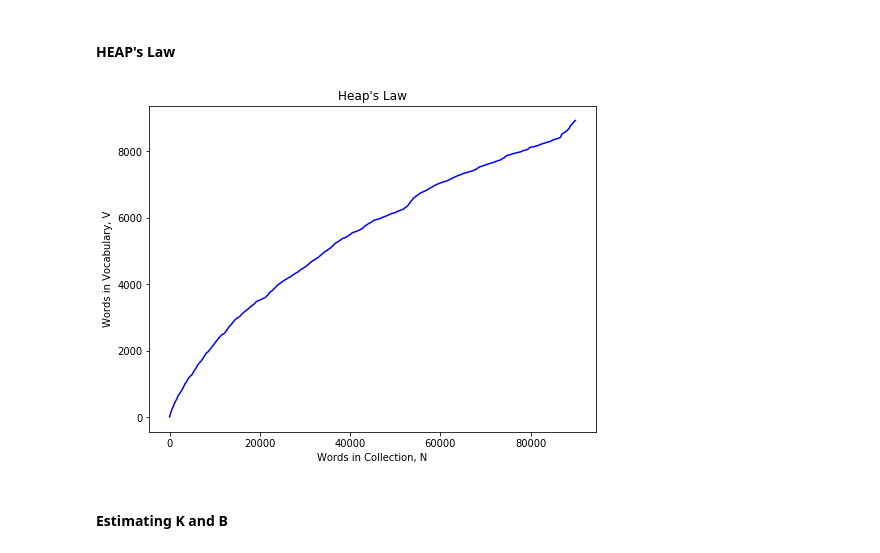
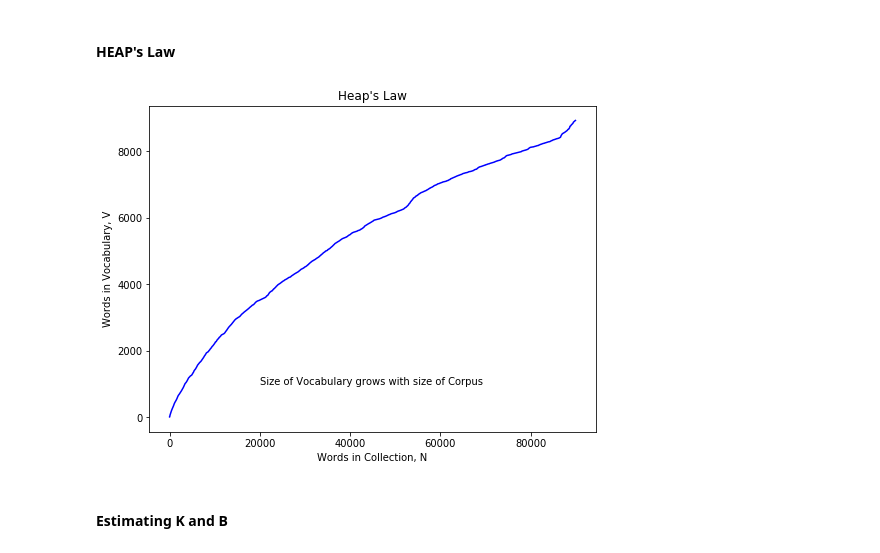
Before and after one commit to Chamanvir/NLP, a Jupyter notebook: 17210030.ipynb, the cells around one changed output. Saved outputs shown, nothing was run; the diff lists cells and outputs as text; code cells hidden in the pictures.

```diff
--- a/17210030.ipynb
+++ b/17210030.ipynb
@@ -99,12 +102,13 @@ for sentence in sent_list:
 # %%
 plt.figure(figsize=(8,6))
 plt.plot(N,V, color='blue')
 plt.xlabel('Words in Collection, N')
 plt.ylabel('Words in Vocabulary, V')
 plt.title("Heap's Law")
+plt.text(20000, 1000, u'Size of Vocabulary grows with size of Corpus')
 plt.show()
 # %% [output]
-[figure, old version]
+[figure, new version]
 # %% [markdown]
 #### Estimating K and B
 # %%
```
Also changed, not shown: parts of 5 cells of this notebook.
